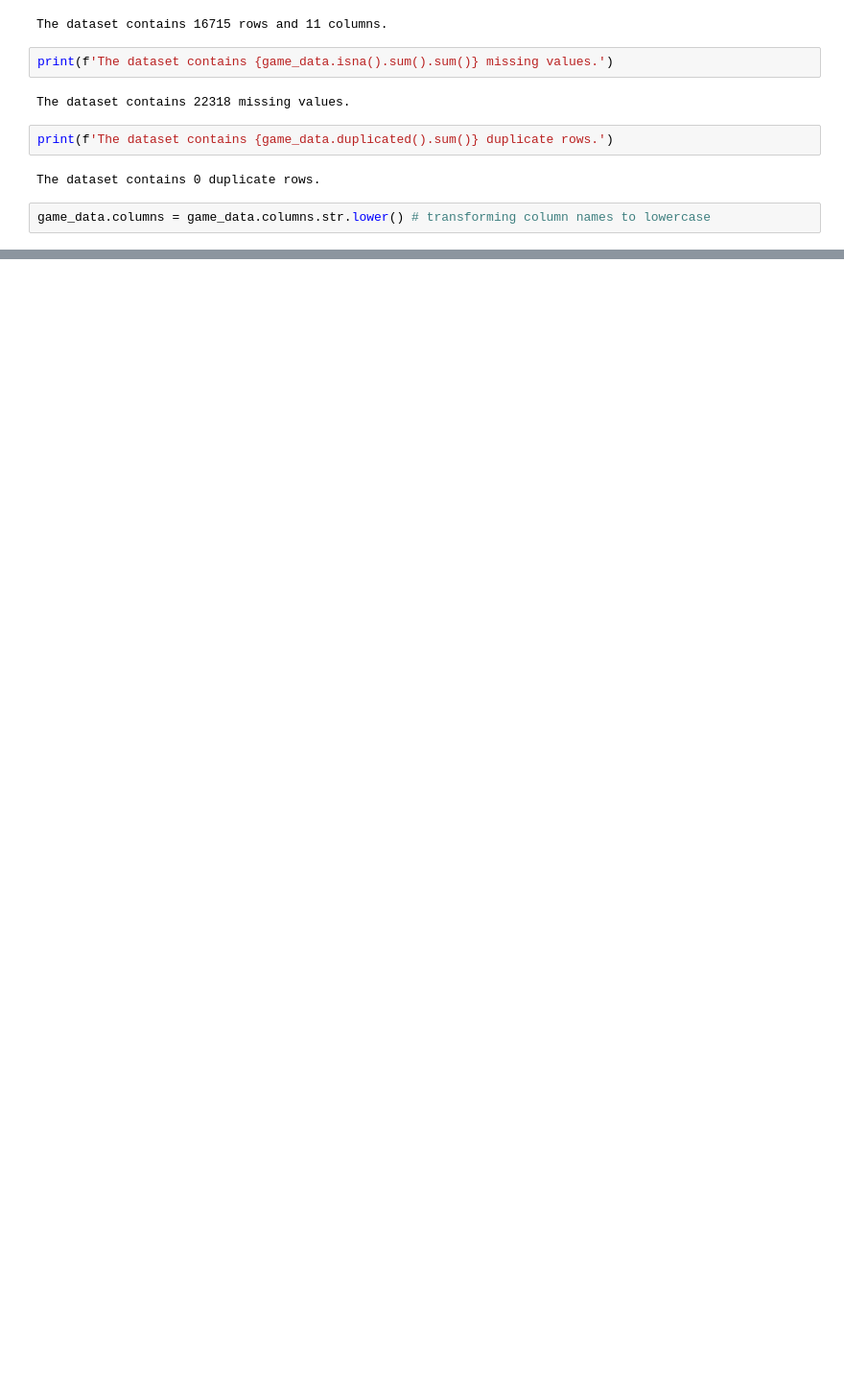
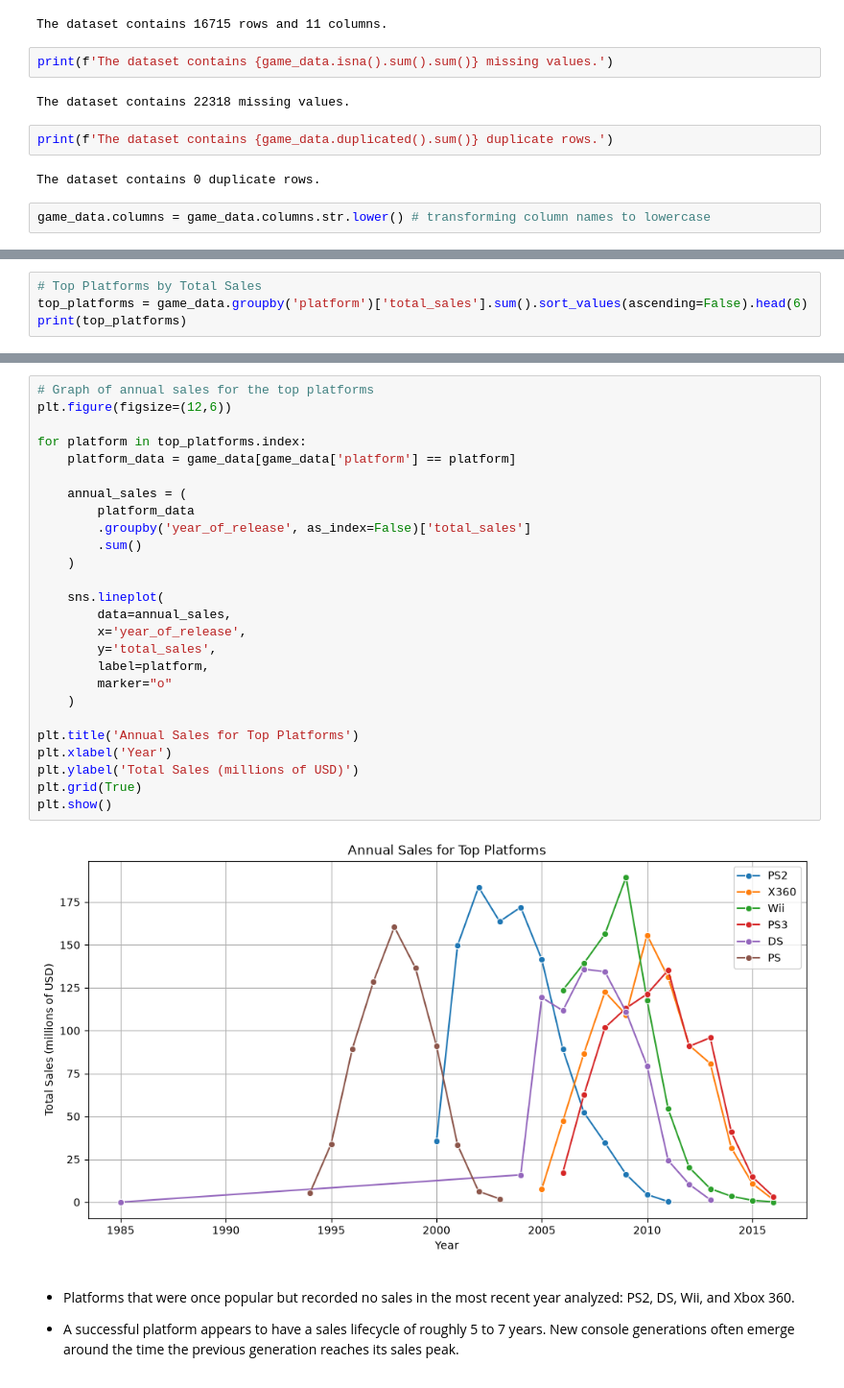
Before and after one commit to FreddyBuiatti/Sprint_6_Project, a Jupyter notebook: notebooks/games_analysis.ipynb, the cells around one changed output, grey strips where cells are left out. Shown at 96% size. Drawn from its saved outputs; the diff is of its cells as text; blank space fills up the shorter version.

```diff
--- a/notebooks/games_analysis.ipynb
+++ b/notebooks/games_analysis.ipynb
@@ -192,0 +157,4 @@ Discuss incomplete 2016 data, missing values, and other factors that limit the c
+# %%
+# Top Platforms by Total Sales
+top_platforms = game_data.groupby('platform')['total_sales'].sum().sort_values(ascending=False).head(6)
+print(top_platforms)
@@ -192,0 +170,33 @@ Discuss incomplete 2016 data, missing values, and other factors that limit the c
+# %%
+# Graph of annual sales for the top platforms
+plt.figure(figsize=(12,6))
+
+for platform in top_platforms.index:
+    platform_data = game_data[game_data['platform'] == platform]
+
+    annual_sales = (
+        platform_data
+        .groupby('year_of_release', as_index=False)['total_sales']
+        .sum()
+    )
+
+    sns.lineplot(
+        data=annual_sales,
+        x='year_of_release',
+        y='total_sales',
+        label=platform,
+        marker="o"
+    )
+
+plt.title('Annual Sales for Top Platforms')
+plt.xlabel('Year')
+plt.ylabel('Total Sales (millions of USD)')
+plt.grid(True)
+plt.show()
+# %% [output]
+[figure, added]
+# %% [markdown]
+- Platforms that were once popular but recorded no sales in the most recent year analyzed: PS2, DS, Wii, and Xbox 360.
+
+
+- A successful platform appears to have a sales lifecycle of roughly 5 to 7 years. New console generations often emerge around the time the previous generation reaches its sales peak.
```
Also changed, not shown: parts of 39 cells of this notebook.
